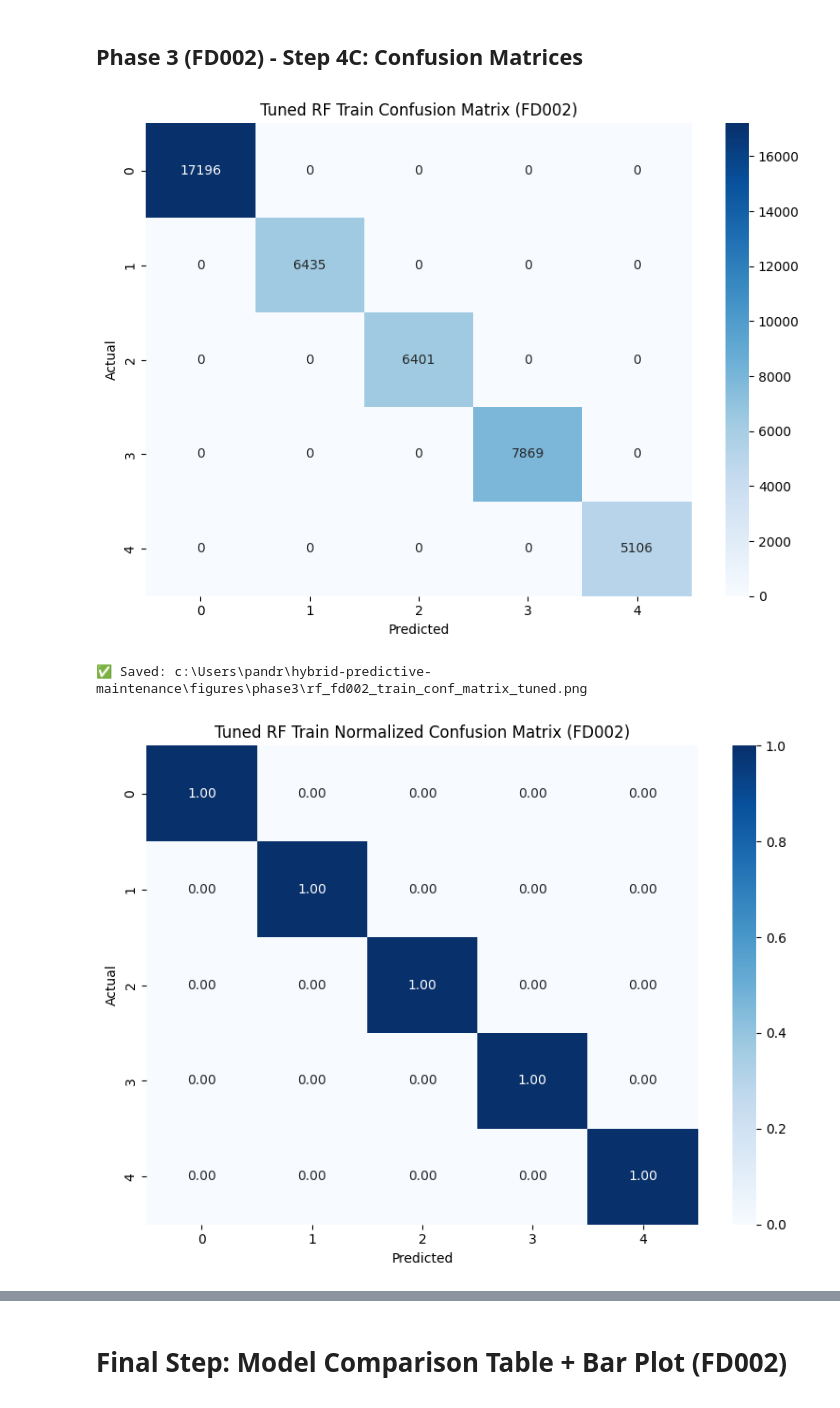
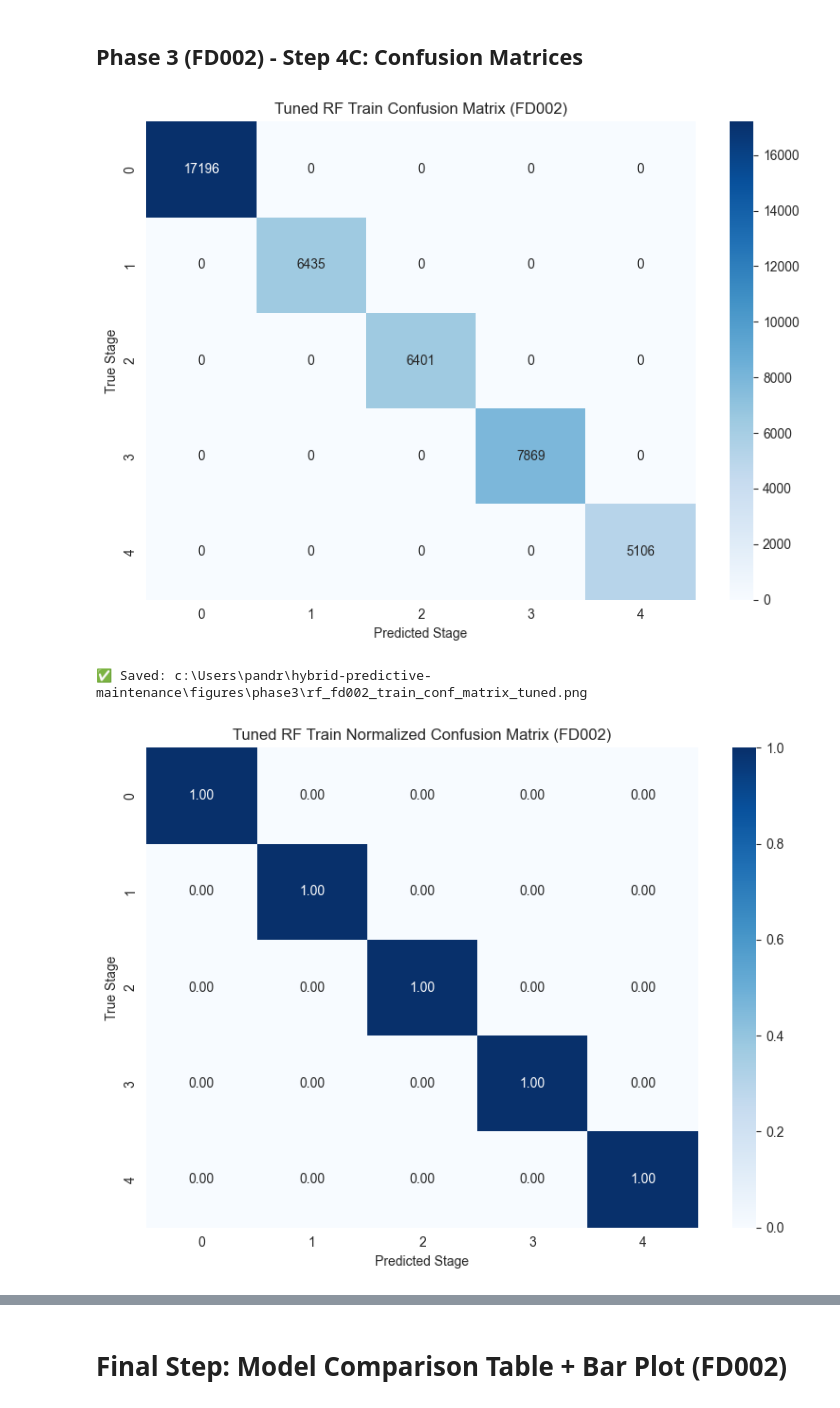
Before and after one commit to sunkenship2025/hybrid-predictive-maintenance, a Jupyter notebook: notebooks/phase3/fd002_classification.ipynb, the cells around one changed output, grey strips where cells are left out. Drawn from its saved outputs; the diff is of its cells as text; code cells hidden in the pictures.

```diff
--- a/notebooks/phase3/fd002_classification.ipynb
+++ b/notebooks/phase3/fd002_classification.ipynb
@@ -393,7 +474,7 @@ print(f"  X_test_fd002_clean : {X_test_fd002_clean.shape}")
 # Step 4: Train Random Forest + Cross-Validation (FD002, Cleaned)
 # %%
 # ============================================================
-# Step 4: Random Forest Training + CV + Sanity Checks (FD002)
+# Step 4: Random Forest Training + CV + Evaluation + Sanity Checks (FD002)
 # ============================================================
 
 from sklearn.ensemble import RandomForestClassifier
@@ -414,9 +495,8 @@ rf_model_fd002 = RandomForestClassifier(
     n_jobs=-1
 )
 
-# ✅ 2. Stratified K-Fold Cross Validation (Cleaned data)
+# ✅ 2. 5-Fold Stratified CV
 skf = StratifiedKFold(n_splits=5, shuffle=True, random_state=RANDOM_STATE)
-
 cv_scores_rf_fd002 = cross_val_score(
     rf_model_fd002,
     X_train_fd002_clean,
@@ -425,29 +505,27 @@ cv_scores_rf_fd002 = cross_val_score(
     scoring='f1_macro',
     n_jobs=-1
 )
-
 print("✅ RF 5-Fold CV F1 Macro Scores (FD002, Cleaned):", cv_scores_rf_fd002)
 print("✅ Mean F1 Macro Score:", np.mean(cv_scores_rf_fd002))
 
 # ✅ 3. Train on Full Cleaned Training Set
 rf_model_fd002.fit(X_train_fd002_clean, y_train_fd002_clean)
 
-# ✅ 4. Save Model
-model_path = os.path.abspath(os.path.join('..', '..', 'models', 'rf_fd002_model.pkl'))
+# ✅ 4. Save Trained Model
+model_path = os.path.join('..', '..', 'models', 'rf_fd002_model.pkl')
 os.makedirs(os.path.dirname(model_path), exist_ok=True)
 joblib.dump(rf_model_fd002, model_path)
 print(f"✅ RF model saved at: {model_path}")
 
-# ✅ 5. Plot Feature Importances
+# ✅ 5. Feature Importances Plot
 importances = rf_model_fd002.feature_importances_
 feature_names = top5_sensors_fd002
-
 plt.figure(figsize=(8, 6))
 plt.barh(feature_names, importances)
 plt.xlabel("Feature Importance")
 plt.title("Random Forest Feature Importances — FD002")
 plt.tight_layout()
-plot_path = os.path.abspath(os.path.join('..', '..', 'figures', 'phase3', 'rf_fd002_feature_importances.png'))
+plot_path = os.path.join('..', '..', 'figures', 'phase3', 'rf_fd002_feature_importances.png')
 plt.savefig(plot_path)
 plt.show()
 print(f"✅ Feature importance plot saved at: {plot_path}")
@@ -485,7 +563,9 @@ for sensor in top5_sensors_fd002:
 print("\n🌳 Sanity Check C — Depth=2 Decision Tree")
 tiny_tree = DecisionTreeClassifier(max_depth=2, random_state=RANDOM_STATE)
 tiny_tree.fit(X_train_fd002_clean, y_train_fd002_clean)
-print(f"🌳 Tiny Tree Accuracy → Train: {tiny_tree.score(X_train_fd002_clean, y_train_fd002_clean):.4f} | Test: {tiny_tree.score(X_test_fd002_clean, y_test_fd002_clean):.4f}")
+train_score = tiny_tree.score(X_train_fd002_clean, y_train_fd002_clean)
+test_score = tiny_tree.score(X_test_fd002_clean, y_test_fd002_clean)
+print(f"🌳 Tiny Tree Accuracy → Train: {train_score:.4f} | Test: {test_score:.4f}")
 # %% [output]
 ✅ RF 5-Fold CV F1 Macro Scores (FD002, Cleaned): [1. 1. 1. 1. 1.]
 ✅ Mean F1 Macro Score: 1.0
@@ -1106,58 +1192,51 @@ import seaborn as sns
 from sklearn.metrics import confusion_matrix
 
 # Ensure figure directory exists
-figures_dir = os.path.abspath(os.path.join(os.getcwd(), '..', '..', 'figures', 'phase3'))
+figures_dir = os.path.abspath(os.path.join('..', '..', 'figures', 'phase3'))
 os.makedirs(figures_dir, exist_ok=True)
 
-# Define plot-saving function
-def save_conf_matrix(cm, title, filename, fmt, cmap):
+# Define reusable plotting function
+def save_conf_matrix(cm, title, filename, fmt='d', cmap='Blues'):
     plt.figure(figsize=(8, 6))
     sns.heatmap(cm, annot=True, fmt=fmt, cmap=cmap)
     plt.title(title)
-    plt.xlabel('Predicted')
-    plt.ylabel('Actual')
+    plt.xlabel('Predicted Stage')
+    plt.ylabel('True Stage')
     plt.tight_layout()
-
     fig_path = os.path.join(figures_dir, filename)
     plt.savefig(fig_path)
     plt.show()
     print(f"✅ Saved: {fig_path}")
 
-# 🟩 Train Confusion Matrices (Tuned RF)
+# 🟩 Train Confusion Matrices
 save_conf_matrix(
     confusion_matrix(y_train_fd002, y_train_pred),
     "Tuned RF Train Confusion Matrix (FD002)",
-    "rf_fd002_train_conf_matrix_tuned.png",
-    'd',
-    'Blues'
+    "rf_fd002_train_conf_matrix_tuned.png"
 )
-
 save_conf_matrix(
     confusion_matrix(y_train_fd002, y_train_pred, normalize='true'),
     "Tuned RF Train Normalized Confusion Matrix (FD002)",
     "rf_fd002_train_conf_matrix_normalized_tuned.png",
-    '.2f',
-    'Blues'
+    fmt='.2f'
 )
 
-# 🟩 Test Confusion Matrices (Tuned RF)
+# 🟩 Test Confusion Matrices
 save_conf_matrix(
     confusion_matrix(y_test_fd002, y_test_pred),
     "Tuned RF Test Confusion Matrix (FD002)",
     "rf_fd002_test_conf_matrix_tuned.png",
-    'd',
-    'Greens'
+    cmap='Greens'
 )
-
 save_conf_matrix(
     confusion_matrix(y_test_fd002, y_test_pred, normalize='true'),
     "Tuned RF Test Normalized Confusion Matrix (FD002)",
     "rf_fd002_test_conf_matrix_normalized_tuned.png",
-    '.2f',
-    'Greens'
+    fmt='.2f',
+    cmap='Greens'
 )
 # %% [output]
-[figure, old version]
+[figure, new version]
 ✅ Saved: c:\Users\pandr\hybrid-predictive-maintenance\figures\phase3\rf_fd002_train_conf_matrix_tuned.png
-[figure, old version]
+[figure, new version]
 ✅ Saved: c:\Users\pandr\hybrid-predictive-maintenance\figures\phase3\rf_fd002_train_conf_matrix_normalized_tuned.png
```
Also changed, not shown: parts of 19 cells of this notebook, 23 other files.
